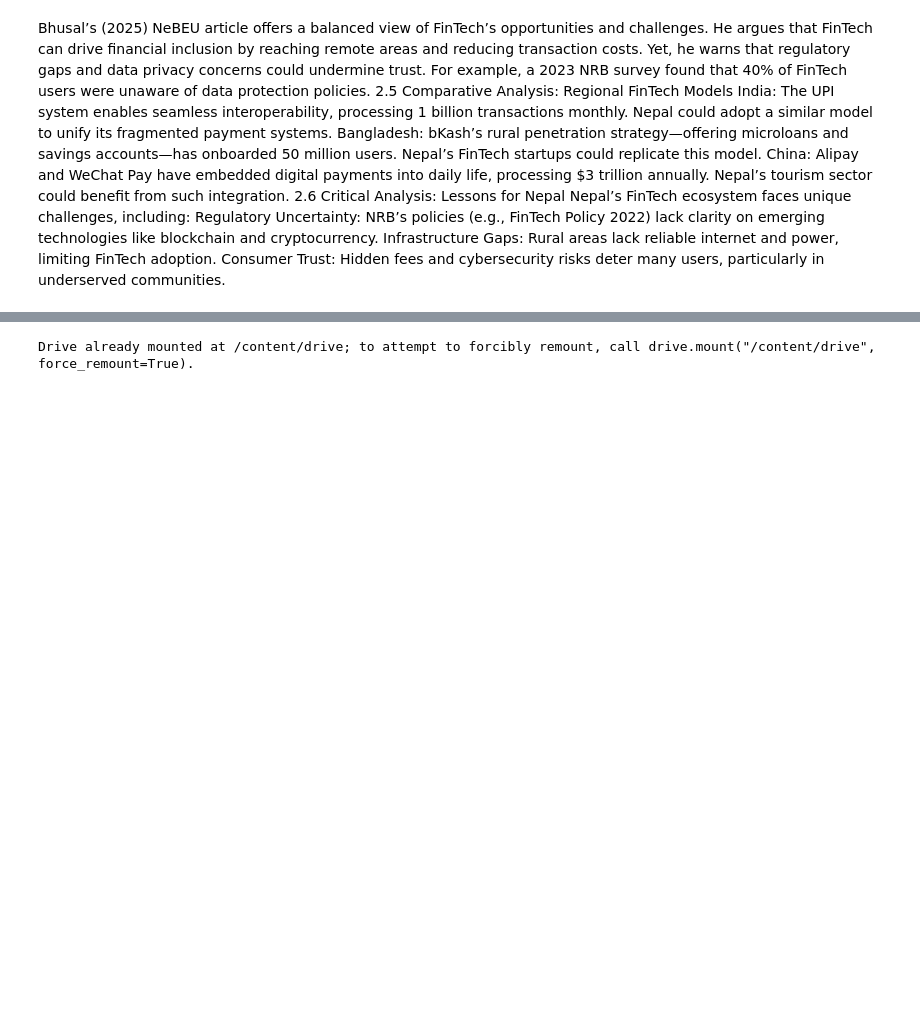
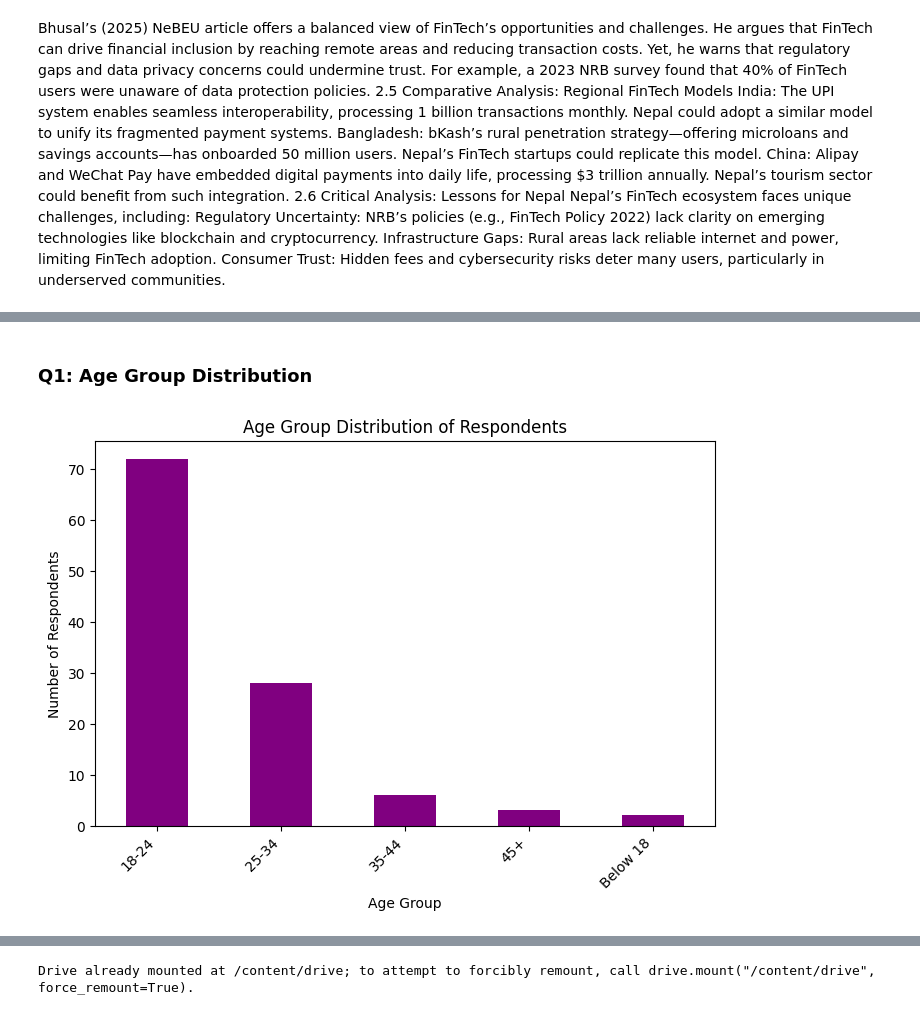
Before and after one commit to nandikathapa4-gif/FinTech-Adoption-and-the-Evolution-of-Banking-in-Nepal, a Jupyter notebook: FinTech_Survey_Analysis_Nepal.ipynb, the cells around one changed output, grey strips where cells are left out. Saved outputs shown, nothing was run; the diff lists cells and outputs as text; code cells hidden in the pictures; blank space fills up the shorter version.

```diff
--- a/FinTech_Survey_Analysis_Nepal.ipynb
+++ b/FinTech_Survey_Analysis_Nepal.ipynb
@@ -73,0 +74,12 @@ ls: cannot access '/content/drive/My Drive/colab notebooks/': No such file or di
+# %% [markdown]
+### Q1: Age Group Distribution
+# %%
+plt.figure(figsize=(8, 5))
+df['Q1. Age Group'].value_counts().sort_index().plot(kind='bar', color='purple')
+plt.title('Age Group Distribution of Respondents')
+plt.xlabel('Age Group')
+plt.ylabel('Number of Respondents')
+plt.xticks(rotation=45, ha='right')
+plt.show()
+# %% [output]
+[figure, added]
```
Also changed, not shown: parts of 29 cells of this notebook.
